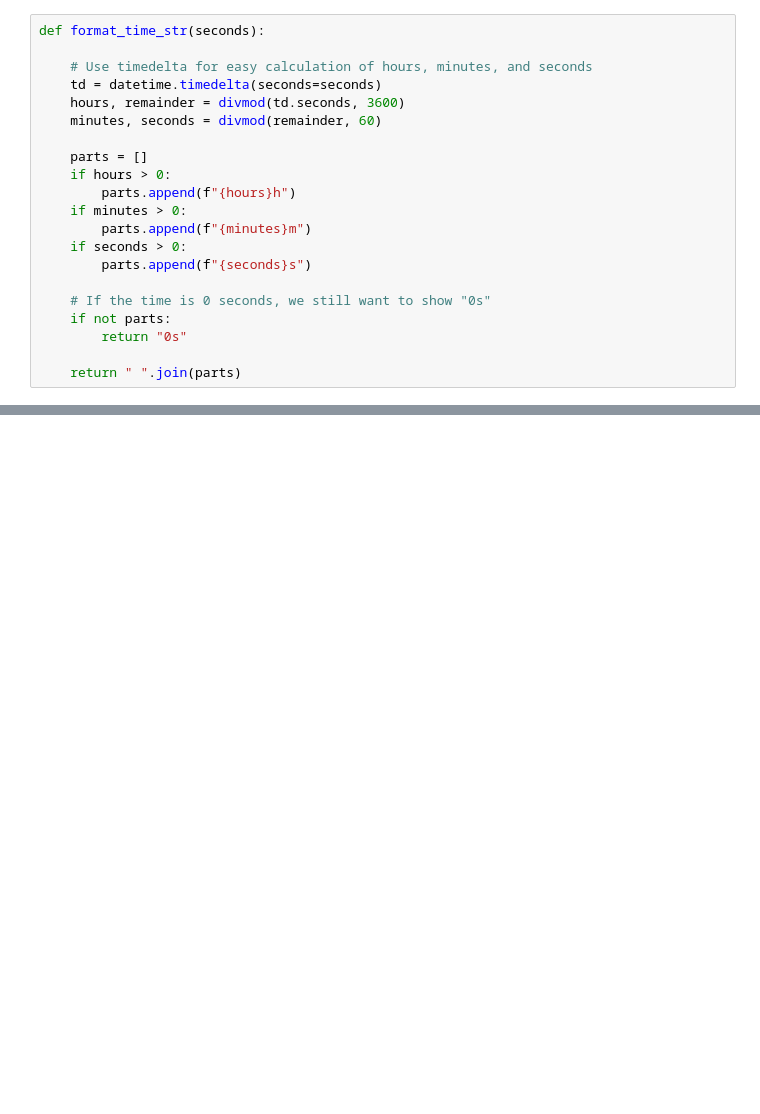
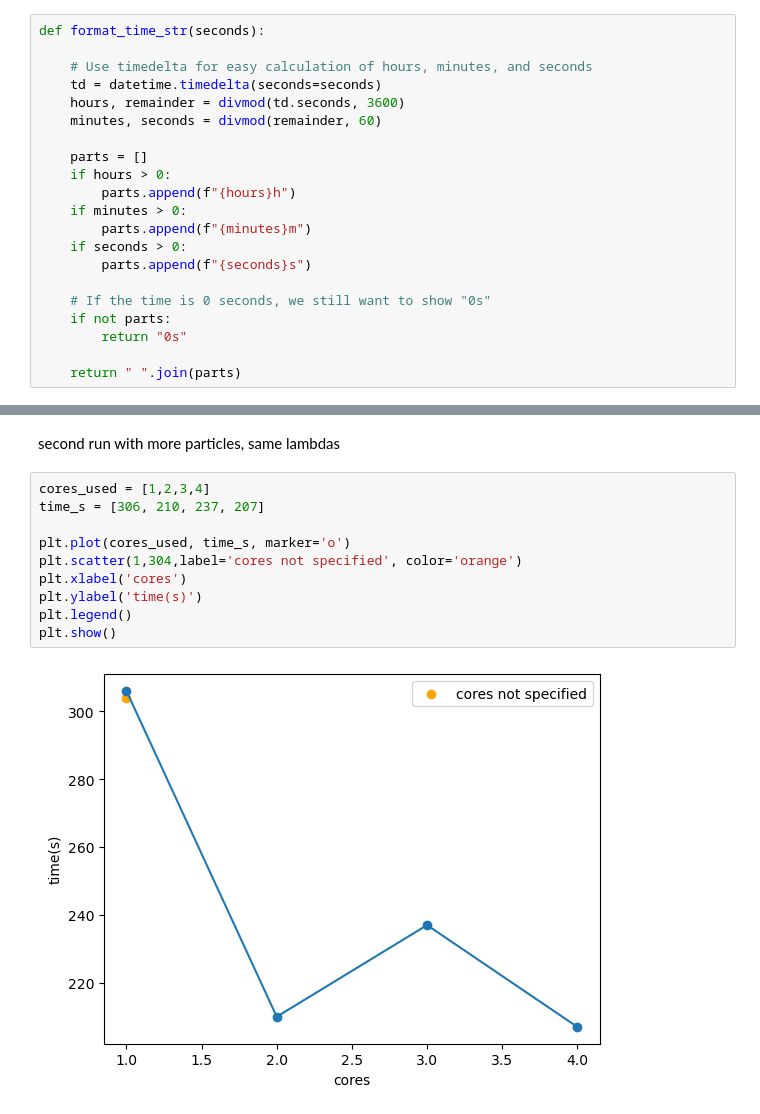
Before and after one commit to zweesing/thesis_project_code, a Jupyter notebook: testing.ipynb, the cells around one changed output, grey strips where cells are left out. Saved outputs shown, nothing was run; the diff lists cells and outputs as text; blank space fills up the shorter version.

```diff
--- a/testing.ipynb
+++ b/testing.ipynb
@@ -376,0 +382,14 @@ def format_time_str(seconds):
+# %% [markdown]
+second run with more particles, same lambdas
+# %%
+cores_used = [1,2,3,4]
+time_s = [306, 210, 237, 207]
+
+plt.plot(cores_used, time_s, marker='o')
+plt.scatter(1,304,label='cores not specified', color='orange')
+plt.xlabel('cores')
+plt.ylabel('time(s)')
+plt.legend()
+plt.show()
+# %% [output]
+[figure, added]
```
Also changed, not shown: parts of 4 cells of this notebook, 2 other files.
